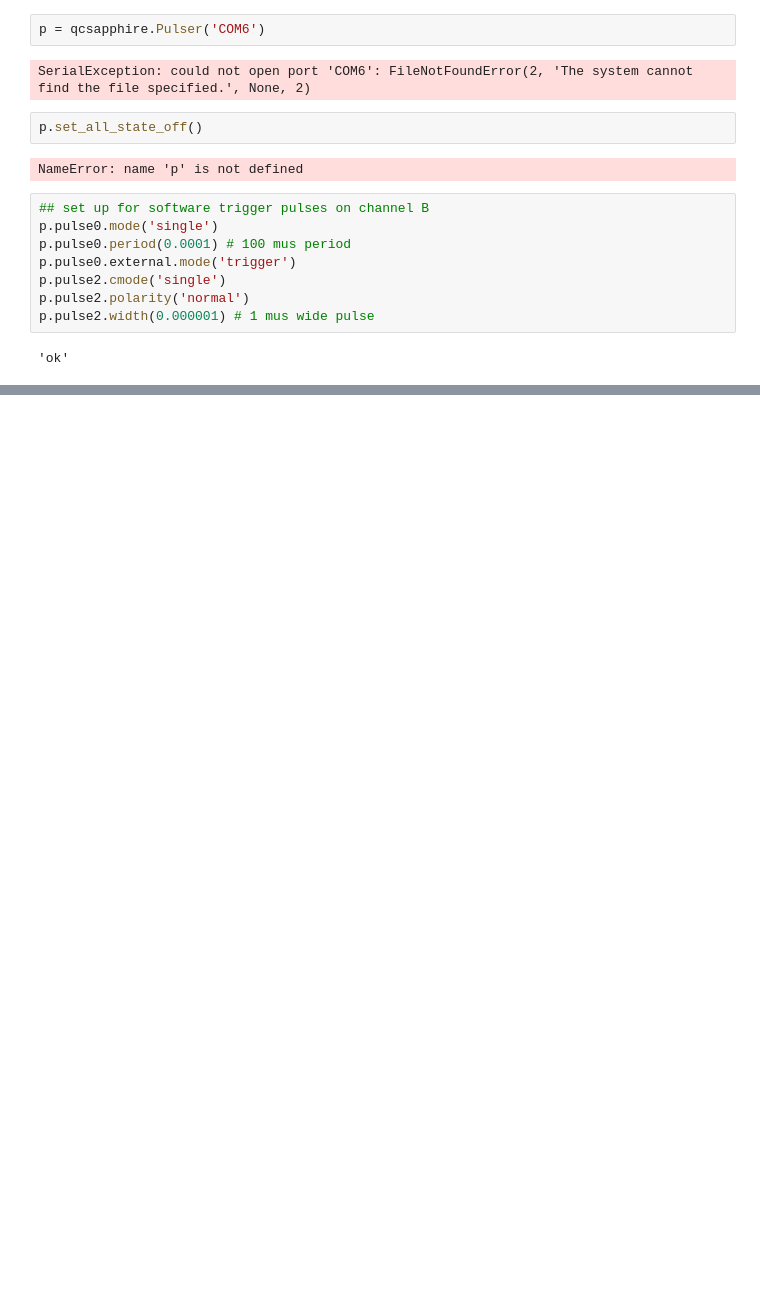
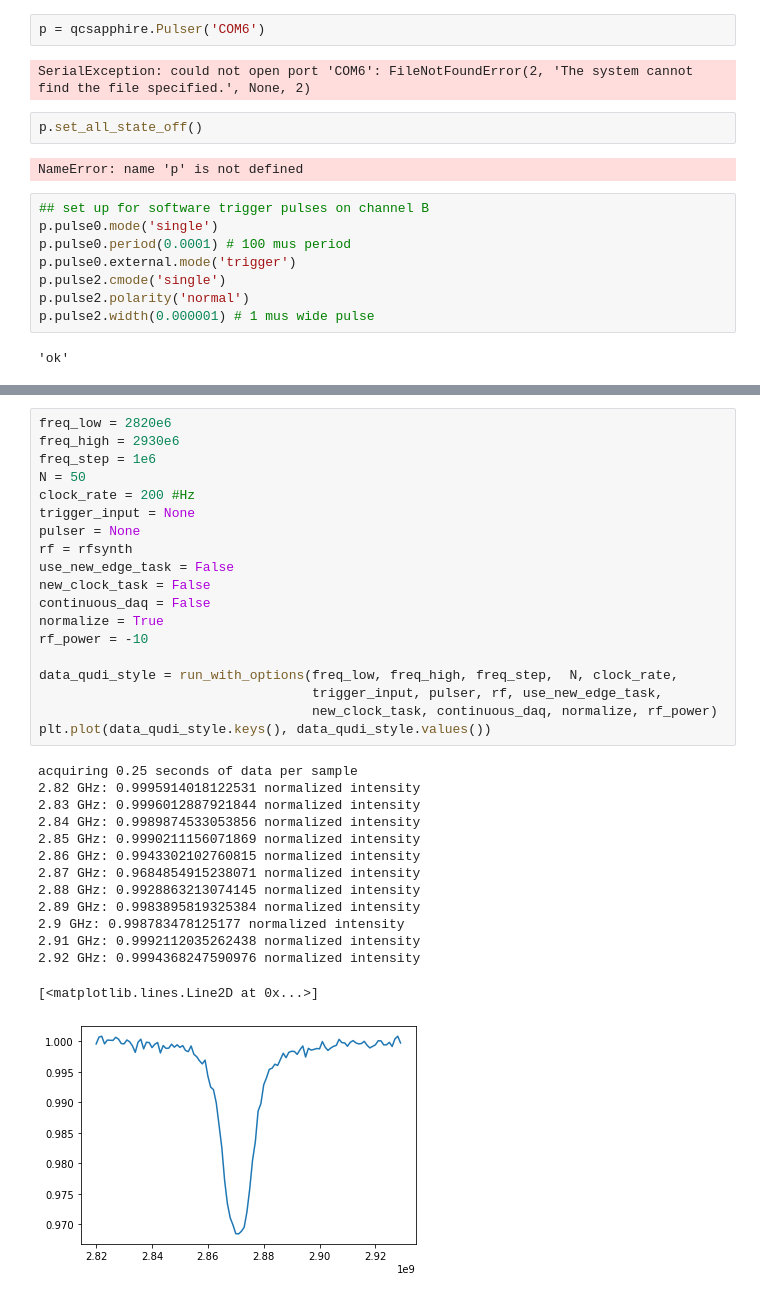
Before and after one commit to gadamc/cwodmr, a Jupyter notebook: cwodmr/my_cwodrm_v3_external_trigger.ipynb, the cells around one changed output, grey strips where cells are left out. Drawn from its saved outputs; the diff is of its cells as text; blank space fills up the shorter version.

```diff
--- a/cwodmr/my_cwodrm_v3_external_trigger.ipynb
+++ b/cwodmr/my_cwodrm_v3_external_trigger.ipynb
@@ -969,0 +451,34 @@ plt.plot(data.keys(), data.values())
+# %%
+freq_low = 2820e6
+freq_high = 2930e6
+freq_step = 1e6
+N = 50
+clock_rate = 200 #Hz
+trigger_input = None
+pulser = None
+rf = rfsynth
+use_new_edge_task = False
+new_clock_task = False
+continuous_daq = False
+normalize = True
+rf_power = -10
+
+data_qudi_style = run_with_options(freq_low, freq_high, freq_step,  N, clock_rate,
+                                   trigger_input, pulser, rf, use_new_edge_task,
+                                   new_clock_task, continuous_daq, normalize, rf_power)
+plt.plot(data_qudi_style.keys(), data_qudi_style.values())
+# %% [output]
+acquiring 0.25 seconds of data per sample
+2.82 GHz: 0.9995914018122531 normalized intensity
+2.83 GHz: 0.9996012887921844 normalized intensity
+2.84 GHz: 0.9989874533053856 normalized intensity
+2.85 GHz: 0.9990211156071869 normalized intensity
+2.86 GHz: 0.9943302102760815 normalized intensity
+2.87 GHz: 0.9684854915238071 normalized intensity
+2.88 GHz: 0.9928863213074145 normalized intensity
+2.89 GHz: 0.9983895819325384 normalized intensity
+2.9 GHz: 0.998783478125177 normalized intensity
+2.91 GHz: 0.9992112035262438 normalized intensity
+2.92 GHz: 0.9994368247590976 normalized intensity
+[<matplotlib.lines.Line2D at 0x...>]
+[figure, added]
```
Also changed, not shown: parts of 54 cells of this notebook, 2 other files.
